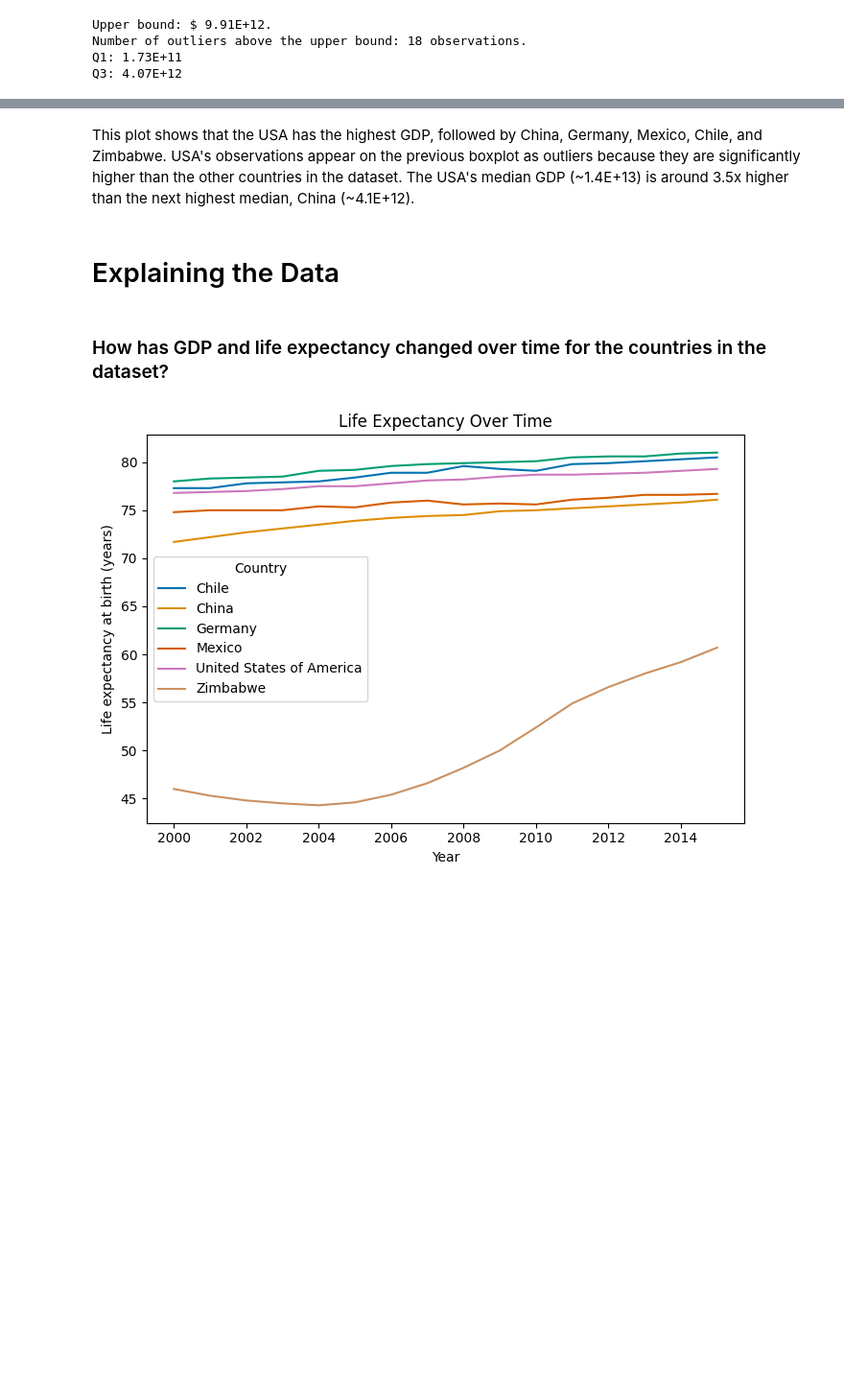
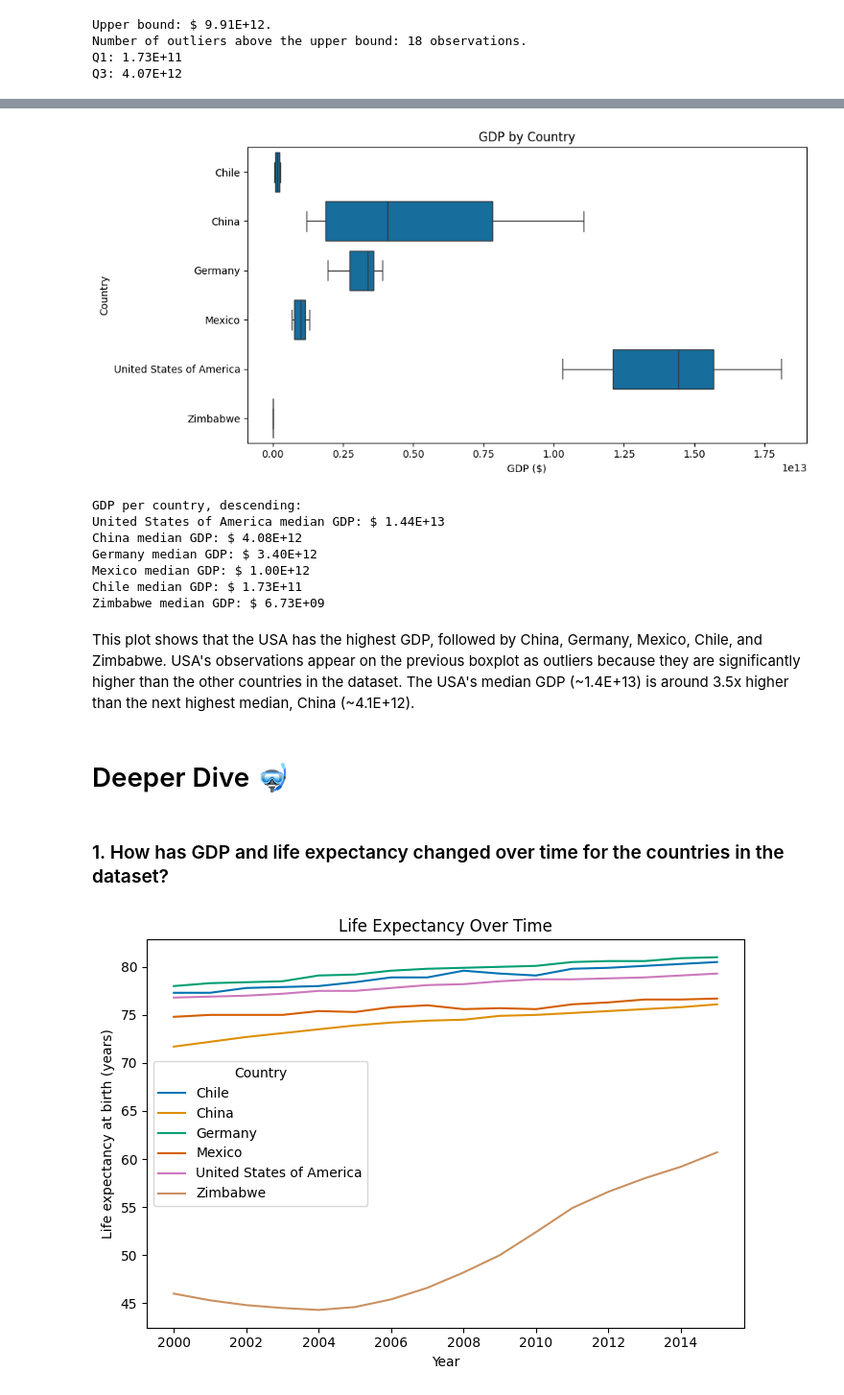
Before and after one commit to alanjameschapman/Life-Expectancy-and-GDP-Starter, a Jupyter notebook: life_expectancy_gdp.ipynb, the cells around one changed output, grey strips where cells are left out. Shown: that part at 96% size. Cells and saved outputs as stored; diff of their text form; code cells hidden in the pictures; blank space fills up the shorter version.

```diff
--- a/life_expectancy_gdp.ipynb
+++ b/life_expectancy_gdp.ipynb
@@ -201,24 +206,14 @@ sns.boxplot(x='Life expectancy at birth (years)', y='Country', data=df)
 plt.title('Life Expectancy at Birth by Country')
 plt.xlabel('Years')
 plt.ylabel('Country')
-
-# Median Life expectancy at birth (years) per country
-life_median_usa = df[df['Country'] == 'United States of America']['Life expectancy at birth (years)'].median()
-life_median_china = df[df['Country'] == 'China']['Life expectancy at birth (years)'].median()
-life_median_germany = df[df['Country'] == 'Germany']['Life expectancy at birth (years)'].median()
-life_median_mexico = df[df['Country'] == 'Mexico']['Life expectancy at birth (years)'].median()
-life_median_chile = df[df['Country'] == 'Chile']['Life expectancy at birth (years)'].median()
-life_median_zimbabwe = df[df['Country'] == 'Zimbabwe']['Life expectancy at birth (years)'].median()
-
 plt.show()
 
 # Print the median life expectancy at birth for each country, in descending order
-print("Median life expectancy at birth (years) for:")
-print(f"Germany: {life_median_germany:.1f}")
-print(f"Chile: {life_median_chile:.1f}")
-print(f"United States of America: {life_median_usa:.1f}")
-print(f"Mexico: {life_median_mexico:.1f}")
-print(f"China: {life_median_china:.1f}")
-print(f"Zimbabwe: {life_median_zimbabwe:.1f}")
+countries = ['Germany', 'Chile', 'United States of America', 'Mexico', 'China', 'Zimbabwe']
+
+print('Median Life expectancy at birth (years) per country, descending:')
+for country in countries:
+    life_median = df[df['Country'] == country]['Life expectancy at birth (years)'].median()
+    print(f"{country}: {life_median:.1f}")
 # %% [output]
 [figure]
@@ -345,7 +294,32 @@ Zimbabwe median GDP: $ 6.73E+09
+# %%
+# Create a boxplot of GDP by country
+plt.figure(figsize=(10, 5))
+sns.boxplot(x='GDP', y='Country', data=df)
+plt.title('GDP by Country')
+plt.ylabel('Country')
+plt.xlabel('GDP ($)')
+plt.tight_layout()
+plt.show()
+
+# Print the median GDP for each country in descending order
+print('GDP per country, descending:')
+countries = ['United States of America', 'China', 'Germany', 'Mexico', 'Chile', 'Zimbabwe']
+for country in countries:
+    gdp_median = df[df['Country'] == country]['GDP'].median()
+    print(f"{country} median GDP: $ {gdp_median:.2E}")
+# %% [output]
+[figure, added]
+GDP per country, descending:
+United States of America median GDP: $ 1.44E+13
+China median GDP: $ 4.08E+12
+Germany median GDP: $ 3.40E+12
+Mexico median GDP: $ 1.00E+12
+Chile median GDP: $ 1.73E+11
+Zimbabwe median GDP: $ 6.73E+09
 # %% [markdown]
 This plot shows that the USA has the highest GDP, followed by China, Germany, Mexico, Chile, and Zimbabwe. USA's observations appear on the previous boxplot as outliers because they are significantly higher than the other countries in the dataset. The USA's median GDP (~1.4E+13) is around 3.5x higher than the next highest median, China (~4.1E+12).
-# %% [markdown]
-# Explaining the Data
+# %% [markdown]
+# Deeper Dive 🤿
 # %% [markdown]
-### How has GDP and life expectancy changed over time for the countries in the dataset?
+### 1. How has GDP and life expectancy changed over time for the countries in the dataset?
 # %%
```
Also changed, not shown: parts of 62 cells of this notebook, 1 other file.
